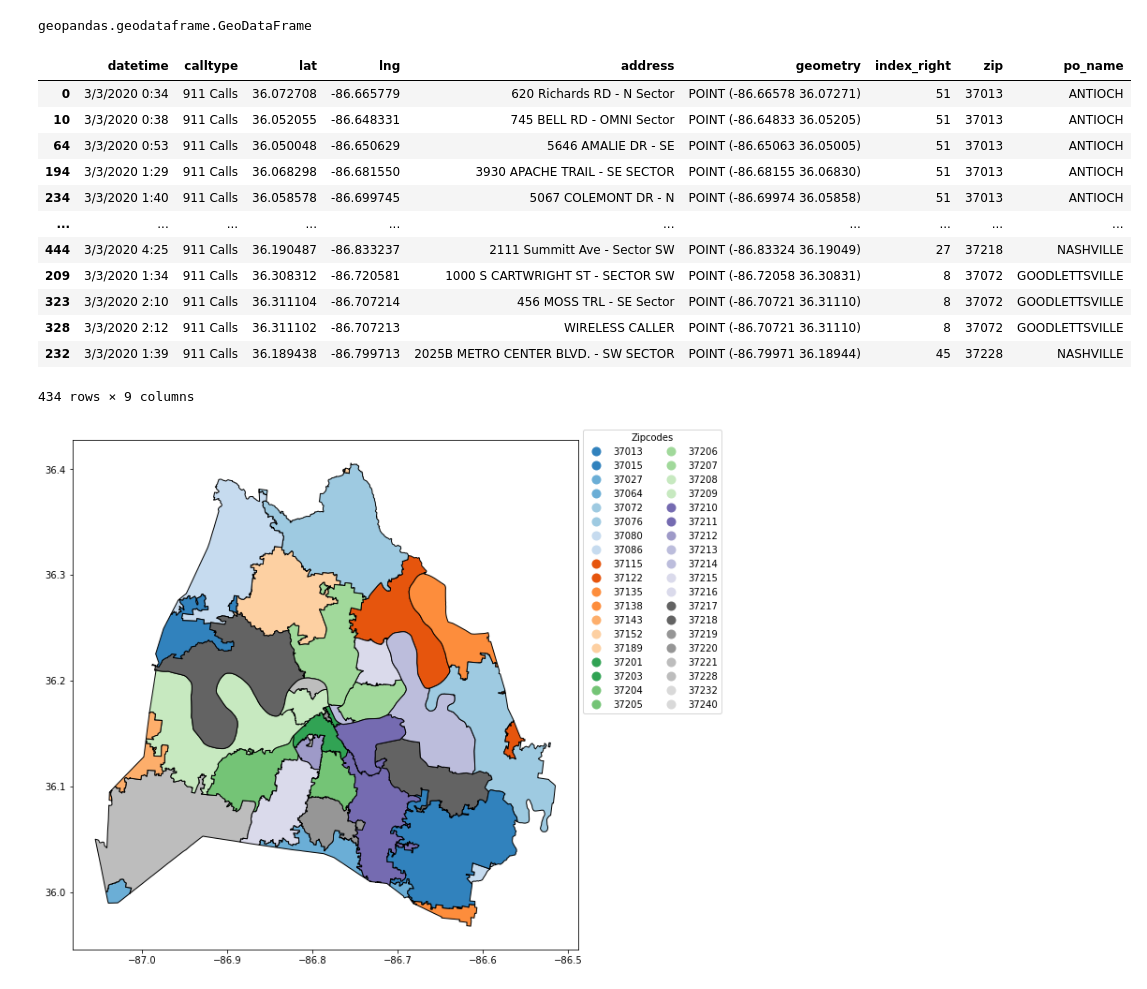
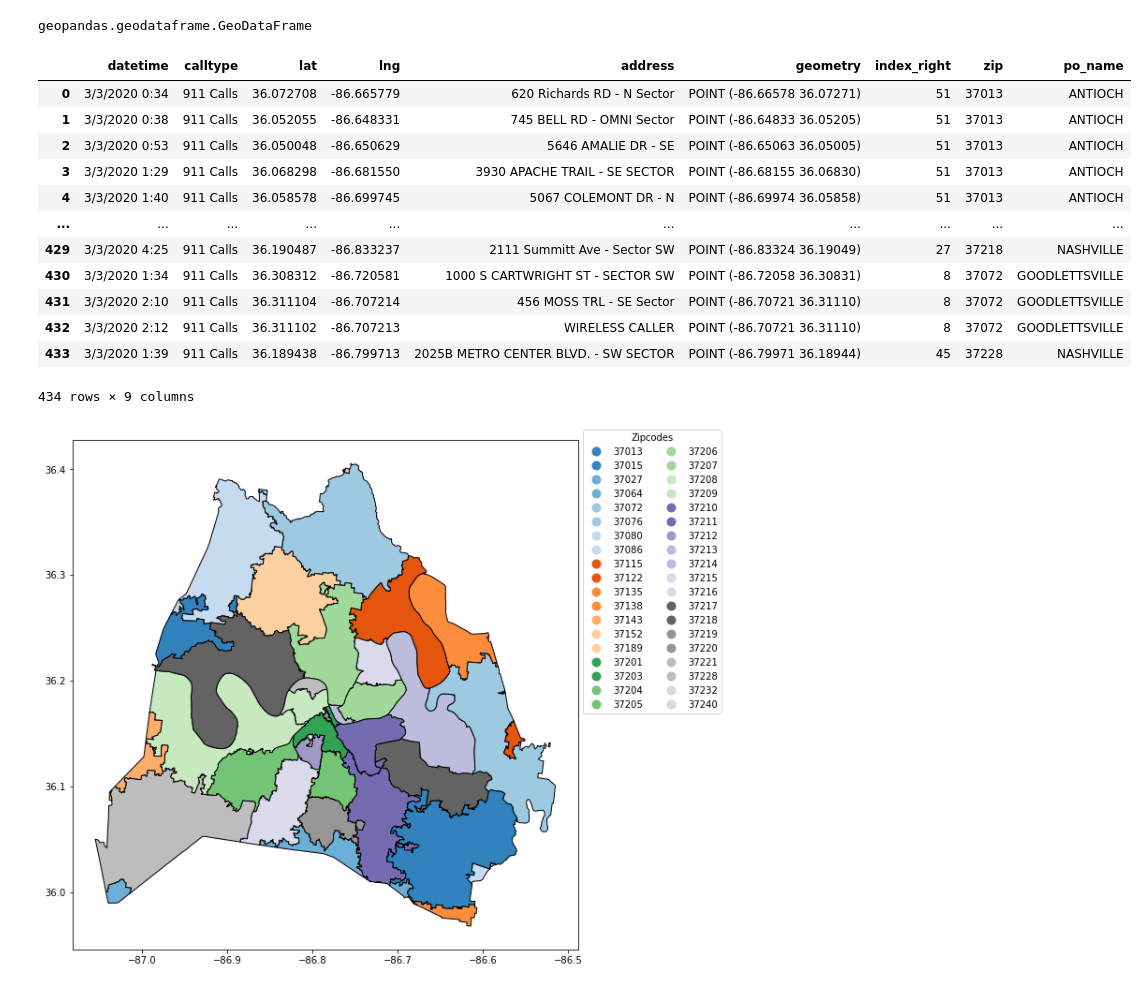
Before and after one commit to MrBardot/NSS-DDA2-metro-nashville-emergency, a Jupyter notebook: notebooks/metro-nashville-emergency-communications-snickers-hrubel.ipynb, the cells around one changed output. Saved outputs shown, nothing was run; the diff lists cells and outputs as text; code cells hidden in the pictures.

```diff
--- a/notebooks/metro-nashville-emergency-communications-snickers-hrubel.ipynb
+++ b/notebooks/metro-nashville-emergency-communications-snickers-hrubel.ipynb
@@ -185,20 +185,21 @@ geopandas.geodataframe.GeoDataFrame
 zipcodes = zipcodes[['zip', 'po_name', 'geometry']]
 # %%
 tornado_calls_zip = gpd.sjoin(tornado_calls_geo, zipcodes, op = 'within')
+tornado_calls_zip=tornado_calls_zip.reset_index(drop = True)
 tornado_calls_zip
 # %% [output]
 |  | datetime | calltype | lat | lng | address | geometry | index_right | zip | po_name |
 | 0 | 3/3/2020 0:34 | 911 Calls | 36.072708 | -86.665779 | 620 Richards RD - N Sector | POINT (-86.66578 36.07271) | 51 | 37013 | ANTIOCH |
-| 10 | 3/3/2020 0:38 | 911 Calls | 36.052055 | -86.648331 | 745 BELL RD - OMNI Sector | POINT (-86.64833 36.05205) | 51 | 37013 | ANTIOCH |
-| 64 | 3/3/2020 0:53 | 911 Calls | 36.050048 | -86.650629 | 5646 AMALIE DR - SE | POINT (-86.65063 36.05005) | 51 | 37013 | ANTIOCH |
-| 194 | 3/3/2020 1:29 | 911 Calls | 36.068298 | -86.681550 | 3930 APACHE TRAIL - SE SECTOR | POINT (-86.68155 36.06830) | 51 | 37013 | ANTIOCH |
-| 234 | 3/3/2020 1:40 | 911 Calls | 36.058578 | -86.699745 | 5067 COLEMONT DR - N | POINT (-86.69974 36.05858) | 51 | 37013 | ANTIOCH |
+| 1 | 3/3/2020 0:38 | 911 Calls | 36.052055 | -86.648331 | 745 BELL RD - OMNI Sector | POINT (-86.64833 36.05205) | 51 | 37013 | ANTIOCH |
+| 2 | 3/3/2020 0:53 | 911 Calls | 36.050048 | -86.650629 | 5646 AMALIE DR - SE | POINT (-86.65063 36.05005) | 51 | 37013 | ANTIOCH |
+| 3 | 3/3/2020 1:29 | 911 Calls | 36.068298 | -86.681550 | 3930 APACHE TRAIL - SE SECTOR | POINT (-86.68155 36.06830) | 51 | 37013 | ANTIOCH |
+| 4 | 3/3/2020 1:40 | 911 Calls | 36.058578 | -86.699745 | 5067 COLEMONT DR - N | POINT (-86.69974 36.05858) | 51 | 37013 | ANTIOCH |
 | ... | ... | ... | ... | ... | ... | ... | ... | ... | ... |
-| 444 | 3/3/2020 4:25 | 911 Calls | 36.190487 | -86.833237 | 2111 Summitt Ave - Sector SW | POINT (-86.83324 36.19049) | 27 | 37218 | NASHVILLE |
-| 209 | 3/3/2020 1:34 | 911 Calls | 36.308312 | -86.720581 | 1000 S CARTWRIGHT ST - SECTOR SW | POINT (-86.72058 36.30831) | 8 | 37072 | GOODLETTSVILLE |
-| 323 | 3/3/2020 2:10 | 911 Calls | 36.311104 | -86.707214 | 456 MOSS TRL - SE Sector | POINT (-86.70721 36.31110) | 8 | 37072 | GOODLETTSVILLE |
-| 328 | 3/3/2020 2:12 | 911 Calls | 36.311102 | -86.707213 | WIRELESS CALLER | POINT (-86.70721 36.31110) | 8 | 37072 | GOODLETTSVILLE |
-| 232 | 3/3/2020 1:39 | 911 Calls | 36.189438 | -86.799713 | 2025B METRO CENTER BLVD. - SW SECTOR | POINT (-86.79971 36.18944) | 45 | 37228 | NASHVILLE |
+| 429 | 3/3/2020 4:25 | 911 Calls | 36.190487 | -86.833237 | 2111 Summitt Ave - Sector SW | POINT (-86.83324 36.19049) | 27 | 37218 | NASHVILLE |
+| 430 | 3/3/2020 1:34 | 911 Calls | 36.308312 | -86.720581 | 1000 S CARTWRIGHT ST - SECTOR SW | POINT (-86.72058 36.30831) | 8 | 37072 | GOODLETTSVILLE |
+| 431 | 3/3/2020 2:10 | 911 Calls | 36.311104 | -86.707214 | 456 MOSS TRL - SE Sector | POINT (-86.70721 36.31110) | 8 | 37072 | GOODLETTSVILLE |
+| 432 | 3/3/2020 2:12 | 911 Calls | 36.311102 | -86.707213 | WIRELESS CALLER | POINT (-86.70721 36.31110) | 8 | 37072 | GOODLETTSVILLE |
+| 433 | 3/3/2020 1:39 | 911 Calls | 36.189438 | -86.799713 | 2025B METRO CENTER BLVD. - SW SECTOR | POINT (-86.79971 36.18944) | 45 | 37228 | NASHVILLE |
 434 rows × 9 columns
 # %%
 tornado_cad_zip = gpd.sjoin(tornado_cad_geo, zipcodes, op = 'within')
```
Also changed, not shown: parts of 11 cells of this notebook, 4 other files.
